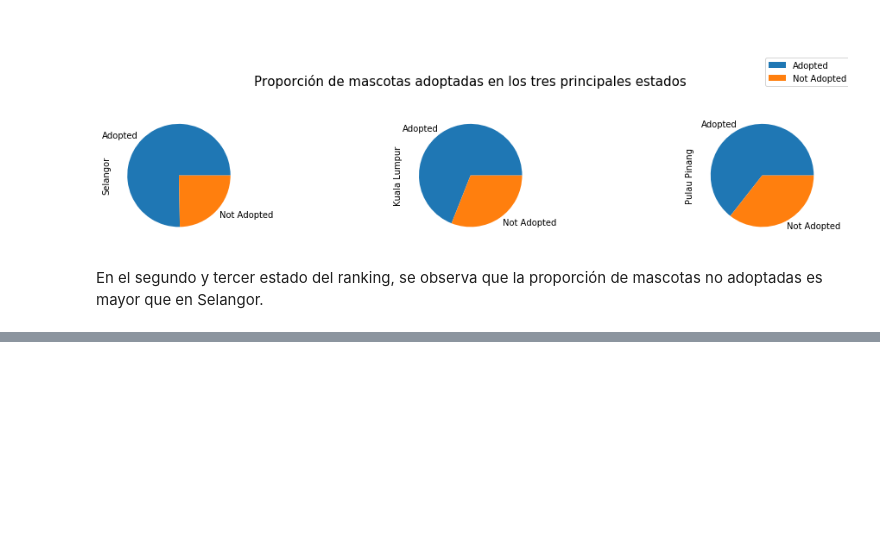
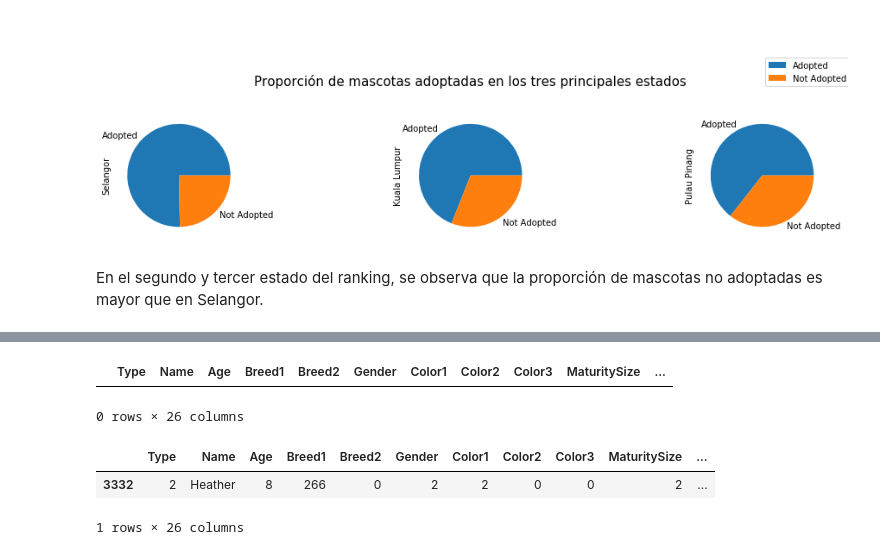
Before and after one commit to vhgiron-u/pets, a Jupyter notebook: Exploracion Costos Geo.ipynb, the cells around one changed output, grey strips where cells are left out. Cells and saved outputs as stored; diff of their text form; code cells hidden in the pictures; blank space fills up the shorter version.

```diff
--- a/Exploracion Costos Geo.ipynb
+++ b/Exploracion Costos Geo.ipynb
@@ -519,0 +548,5 @@ En el segundo y tercer estado del ranking, se observa que la proporción de masc
+# %%
+train.loc[train.PetID == '000aa306a']
+# %% [output]
+|  | Type | Name | Age | Breed1 | Breed2 | Gender | Color1 | Color2 | Color3 | MaturitySize | ... |
+0 rows × 26 columns
@@ -519,0 +578,6 @@ En el segundo y tercer estado del ranking, se observa que la proporción de masc
+# %%
+train.loc[train.PetID == '36ed4f417']
+# %% [output]
+|  | Type | Name | Age | Breed1 | Breed2 | Gender | Color1 | Color2 | Color3 | MaturitySize | ... |
+| 3332 | 2 | Heather | 8 | 266 | 0 | 2 | 2 | 0 | 0 | 2 | ... |
+1 rows × 26 columns
```
Also changed, not shown: parts of 23 cells of this notebook.
